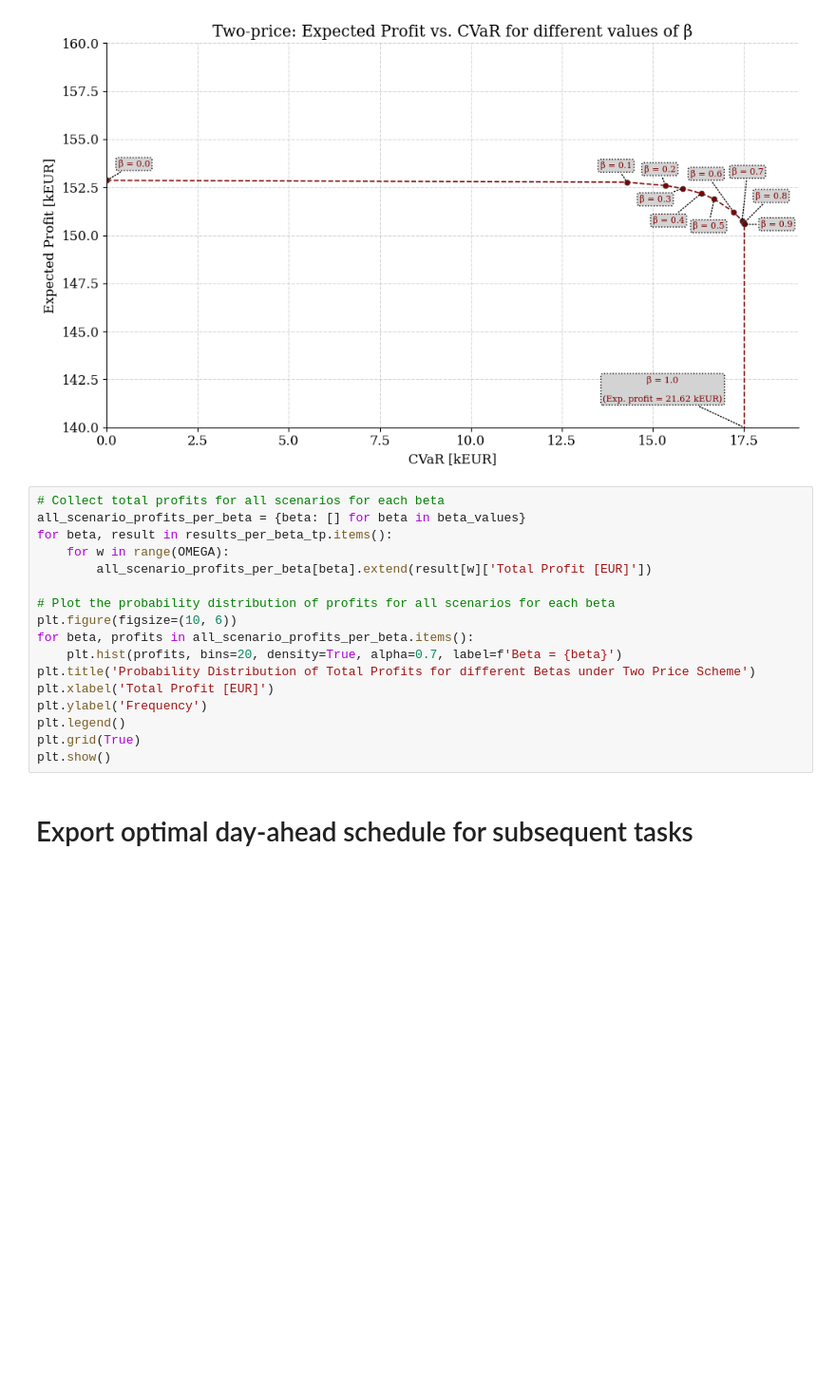
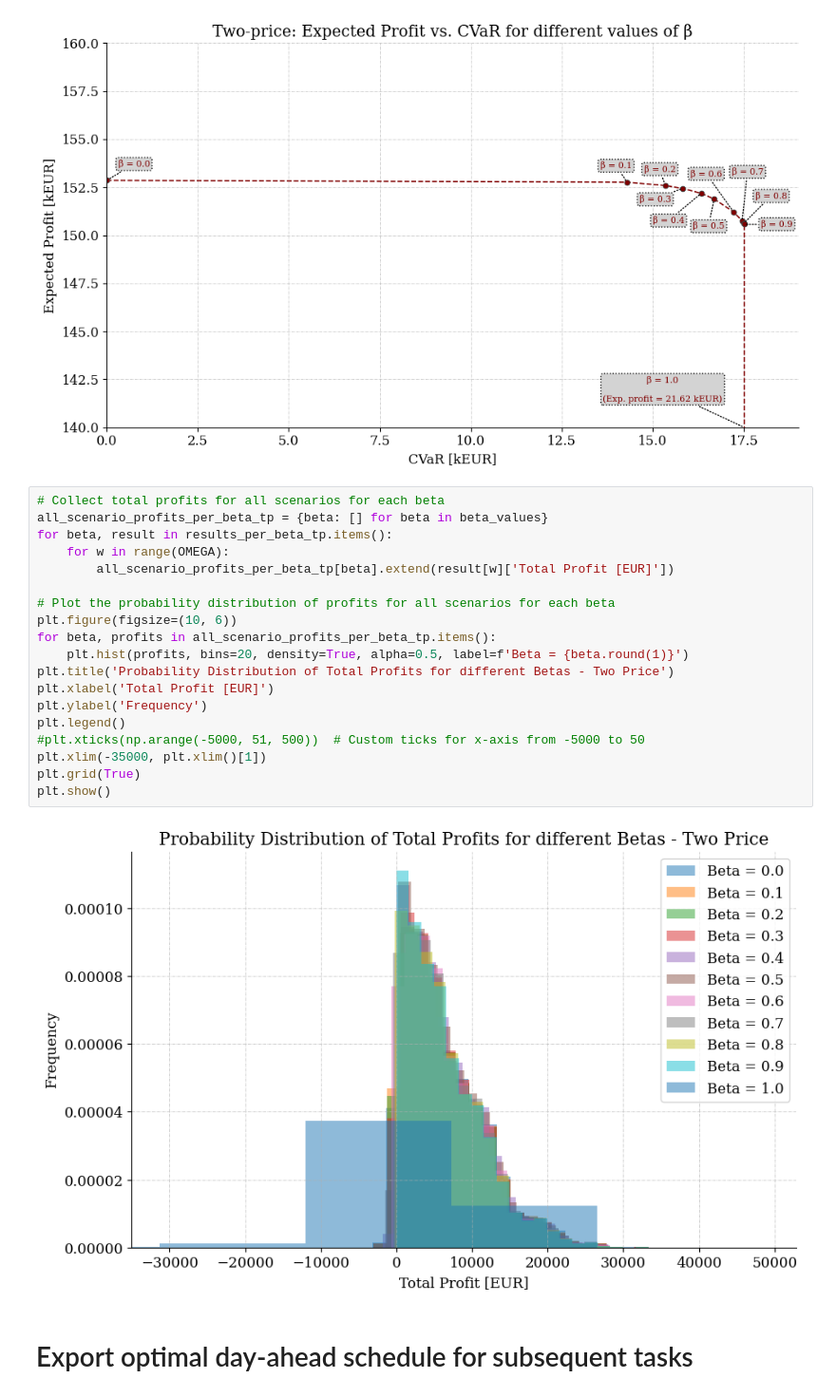
Before and after one commit to Hvid1999/46755, a Jupyter notebook: Assignment 2/task_1c_v2.ipynb, the cells around one changed output. Shown at 95% size. Drawn from its saved outputs; the diff is of its cells as text; blank space fills up the shorter version.

```diff
--- a/Assignment 2/task_1c_v2.ipynb
+++ b/Assignment 2/task_1c_v2.ipynb
@@ -598,21 +510,25 @@ plt.show()
 [figure]
 # %%
 # Collect total profits for all scenarios for each beta
-all_scenario_profits_per_beta = {beta: [] for beta in beta_values}
+all_scenario_profits_per_beta_tp = {beta: [] for beta in beta_values}
 for beta, result in results_per_beta_tp.items():
     for w in range(OMEGA):
-        all_scenario_profits_per_beta[beta].extend(result[w]['Total Profit [EUR]'])
+        all_scenario_profits_per_beta_tp[beta].extend(result[w]['Total Profit [EUR]'])
 
 # Plot the probability distribution of profits for all scenarios for each beta
 plt.figure(figsize=(10, 6))
-for beta, profits in all_scenario_profits_per_beta.items():
-    plt.hist(profits, bins=20, density=True, alpha=0.7, label=f'Beta = {beta}')
-plt.title('Probability Distribution of Total Profits for different Betas under Two Price Scheme')
+for beta, profits in all_scenario_profits_per_beta_tp.items():
+    plt.hist(profits, bins=20, density=True, alpha=0.5, label=f'Beta = {beta.round(1)}')
+plt.title('Probability Distribution of Total Profits for different Betas - Two Price')
 plt.xlabel('Total Profit [EUR]')
 plt.ylabel('Frequency')
 plt.legend()
+#plt.xticks(np.arange(-5000, 51, 500))  # Custom ticks for x-axis from -5000 to 50
+plt.xlim(-35000, plt.xlim()[1])
 plt.grid(True)
 plt.show()
+# %% [output]
+[figure, added]
 # %% [markdown]
 # Export optimal day-ahead schedule for subsequent tasks
 # %% [markdown]
```
Also changed, not shown: parts of 6 cells of this notebook, 4 other files.
